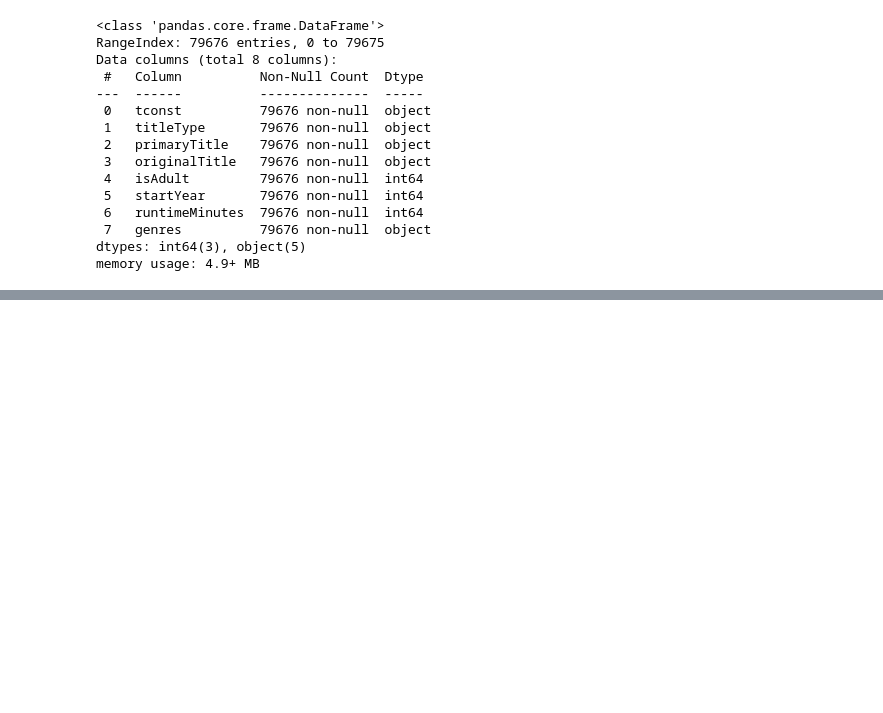
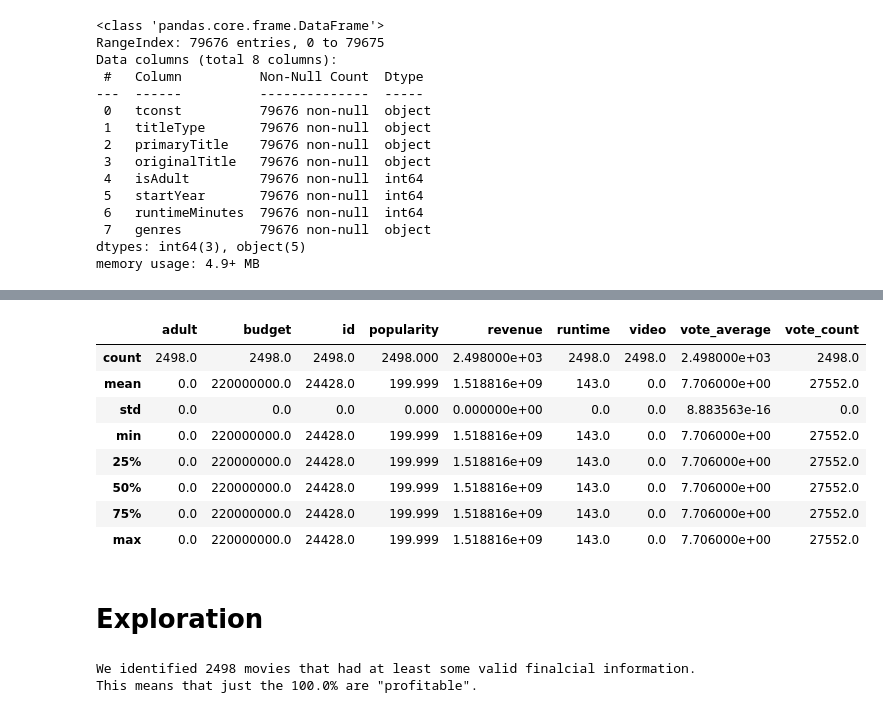
Before and after one commit to LarsonBodden/IMDB-s-Movie-Project, a Jupyter notebook: Project 3.ipynb, the cells around one changed output, grey strips where cells are left out. Cells and saved outputs as stored; diff of their text form; code cells hidden in the pictures; blank space fills up the shorter version.

```diff
--- a/Project 3.ipynb
+++ b/Project 3.ipynb
@@ -566,0 +596,12 @@ movies_from_2001_df.head(5)
+# %%
+movies_2000_and_2001.describe()
+# %% [output]
+|  | adult | budget | id | popularity | revenue | runtime | video | vote_average | vote_count |
+| count | 2498.0 | 2498.0 | 2498.0 | 2498.000 | 2.498000e+03 | 2498.0 | 2498.0 | 2.498000e+03 | 2498.0 |
+| mean | 0.0 | 220000000.0 | 24428.0 | 199.999 | 1.518816e+09 | 143.0 | 0.0 | 7.706000e+00 | 27552.0 |
+| std | 0.0 | 0.0 | 0.0 | 0.000 | 0.000000e+00 | 0.0 | 0.0 | 8.883563e-16 | 0.0 |
+| min | 0.0 | 220000000.0 | 24428.0 | 199.999 | 1.518816e+09 | 143.0 | 0.0 | 7.706000e+00 | 27552.0 |
+| 25% | 0.0 | 220000000.0 | 24428.0 | 199.999 | 1.518816e+09 | 143.0 | 0.0 | 7.706000e+00 | 27552.0 |
+| 50% | 0.0 | 220000000.0 | 24428.0 | 199.999 | 1.518816e+09 | 143.0 | 0.0 | 7.706000e+00 | 27552.0 |
+| 75% | 0.0 | 220000000.0 | 24428.0 | 199.999 | 1.518816e+09 | 143.0 | 0.0 | 7.706000e+00 | 27552.0 |
+| max | 0.0 | 220000000.0 | 24428.0 | 199.999 | 1.518816e+09 | 143.0 | 0.0 | 7.706000e+00 | 27552.0 |
@@ -566,0 +610,2 @@ movies_from_2001_df.head(5)
+# %% [markdown]
+# Exploration
@@ -566,0 +617,9 @@ movies_from_2001_df.head(5)
+# %%
+valid_financial_info = len(money)
+print(f'We identified {valid_financial_info} movies that had at least some valid finalcial information.')
+
+valid_fin_info_impact = round(valid_financial_info/len(movies_2000_and_2001)*100,2)
+print(f'This means that just the {valid_fin_info_impact}% are "profitable".')
+# %% [output]
+We identified 2498 movies that had at least some valid finalcial information.
+This means that just the 100.0% are "profitable".
```
Also changed, not shown: parts of 21 cells of this notebook, 9 other files.
